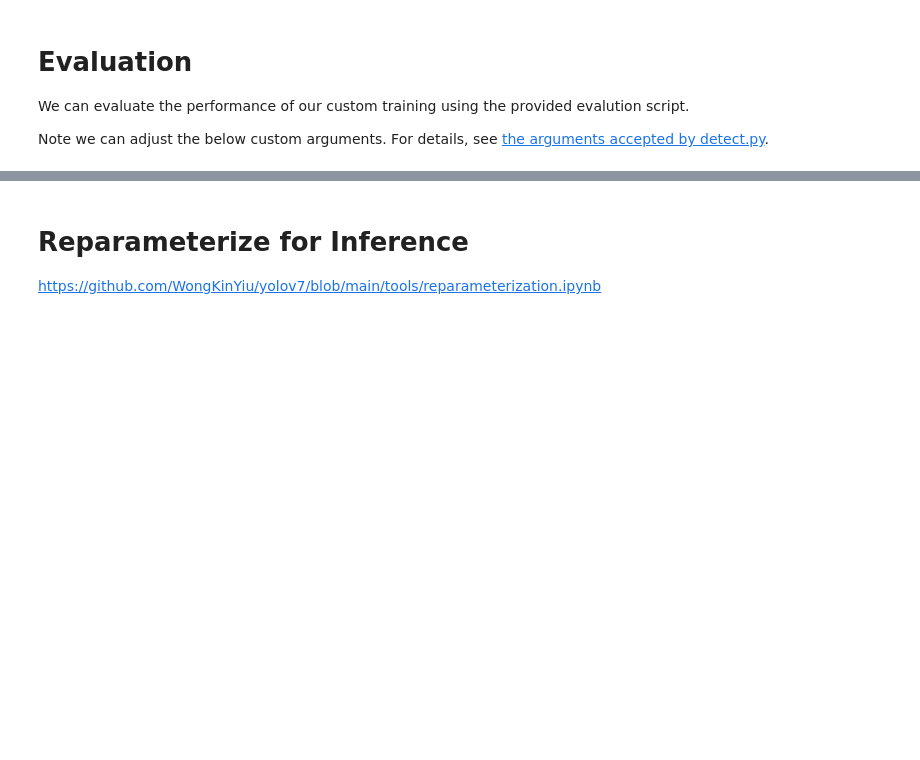
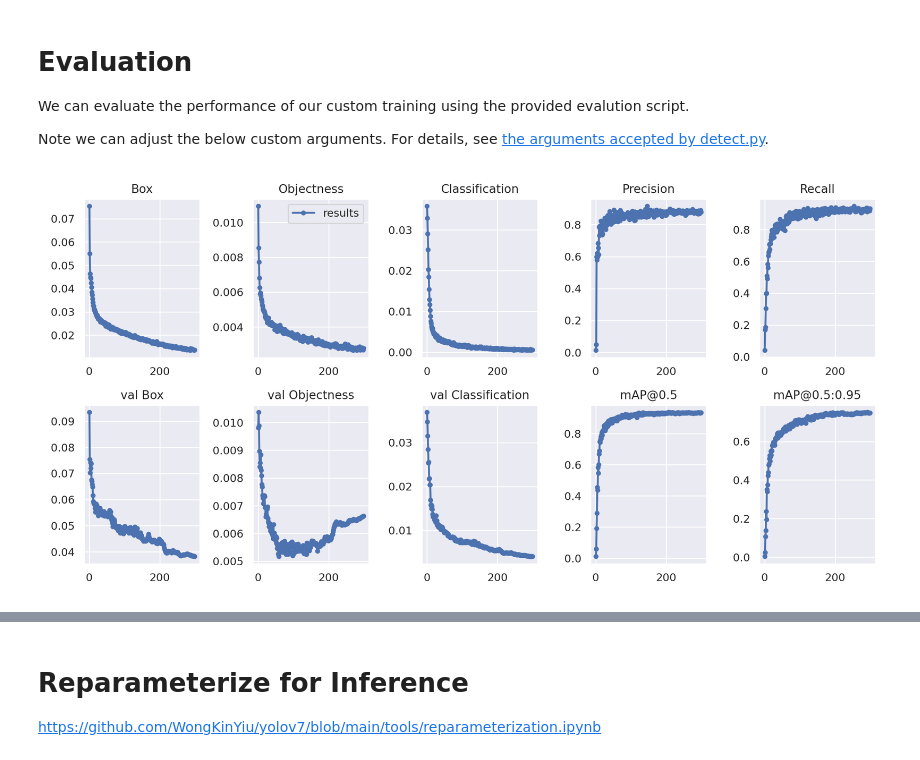
Before and after one commit to jcalz23/logo_detection_w281, a Jupyter notebook: Yolov7.ipynb, the cells around one changed output, grey strips where cells are left out. Cells and saved outputs as stored; diff of their text form; code cells hidden in the pictures; blank space fills up the shorter version.

```diff
--- a/Yolov7.ipynb
+++ b/Yolov7.ipynb
@@ -72,5 +150,10 @@ NOTE: We will only modify one of the YOLOv7 training defaults in our example: `e
 We can evaluate the performance of our custom training using the provided evalution script.
 
 Note we can adjust the below custom arguments. For details, see [the arguments accepted by detect.py](https://github.com/WongKinYiu/yolov7/blob/main/detect.py#L154).
+# %%
+from utils.plots import plot_results  # plot results.txt as results.png
+Image(filename='/content/yolov7/runs/train/'+name_run+'/results.png', width=1000)
+# %% [output]
+[figure, added]
 # %%
 # Run evaluation
```
Also changed, not shown: parts of 13 cells of this notebook.
